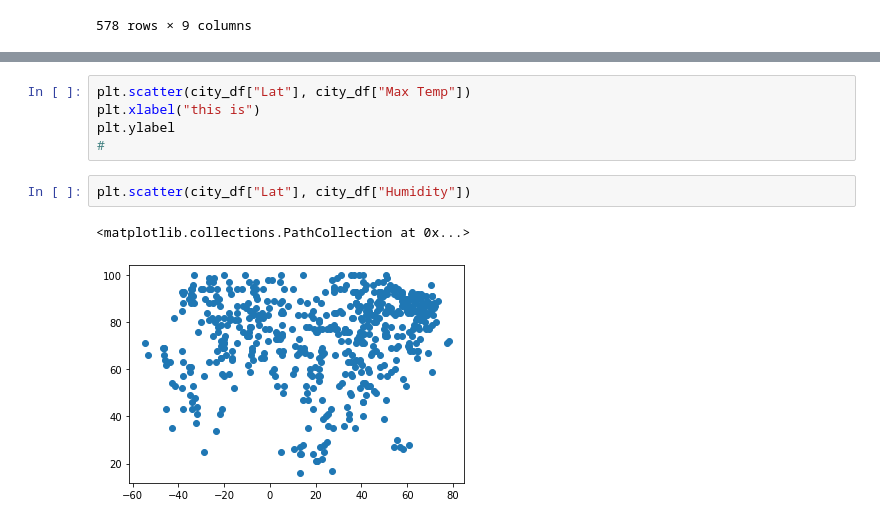
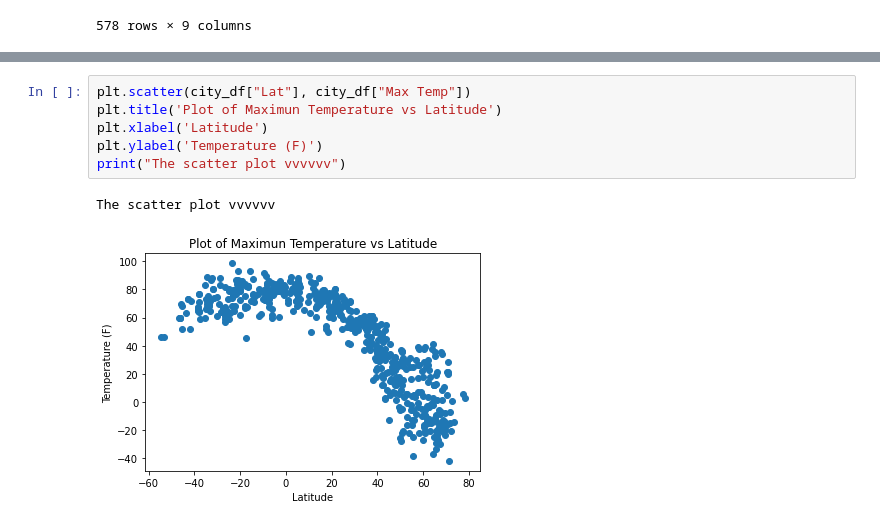
Before and after one commit to dorisakpovwa/python-api-challenge, a Jupyter notebook: WeatherPy/Weatherapi.ipynb, the cells around one changed output, grey strips where cells are left out. Cells and saved outputs as stored; diff of their text form.

```diff
--- a/WeatherPy/Weatherapi.ipynb
+++ b/WeatherPy/Weatherapi.ipynb
@@ -157,10 +161,9 @@ plt.scatter(city_df["Lat"], city_df["Cloudiness"])
 # %%
 plt.scatter(city_df["Lat"], city_df["Max Temp"])
-plt.xlabel("this is")
-plt.ylabel
-#
+plt.title('Plot of Maximun Temperature vs Latitude')
+plt.xlabel('Latitude')
+plt.ylabel('Temperature (F)')
+print("The scatter plot vvvvvv")
+# %% [output]
+The scatter plot vvvvvv
+[figure, added]
-# %%
-plt.scatter(city_df["Lat"], city_df["Humidity"])
-# %% [output]
-<matplotlib.collections.PathCollection at 0x...>
-[figure, removed]
```
Also changed, not shown: parts of 10 cells of this notebook.
